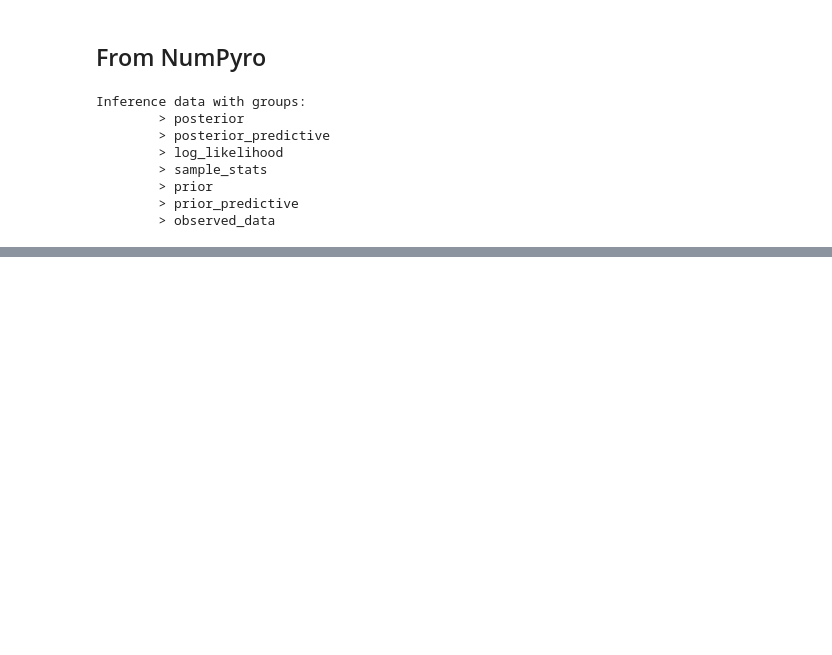
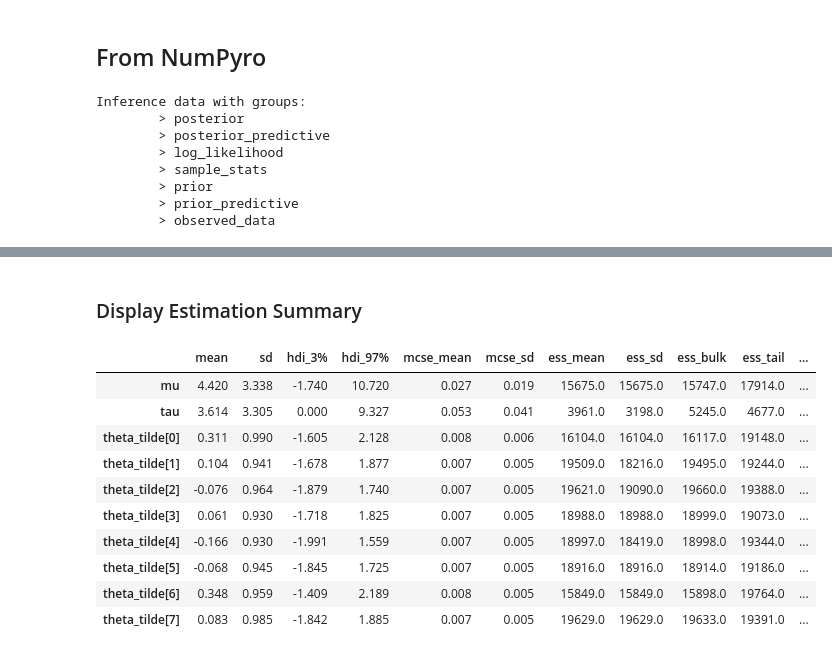
Before and after one commit to arviz-devs/arviz, a Jupyter notebook: doc/notebooks/InferenceDataCookbook.ipynb, the cells around one changed output, grey strips where cells are left out. Drawn from its saved outputs; the diff is of its cells as text; code cells hidden in the pictures; blank space fills up the shorter version.

```diff
--- a/doc/notebooks/InferenceDataCookbook.ipynb
+++ b/doc/notebooks/InferenceDataCookbook.ipynb
@@ -659,0 +729,16 @@ Inference data with groups:
+# %% [markdown]
+### Display Estimation Summary
+# %%
+az.summary(pyjags_data)
+# %% [output]
+|  | mean | sd | hdi_3% | hdi_97% | mcse_mean | mcse_sd | ess_mean | ess_sd | ess_bulk | ess_tail | ... |
+| mu | 4.420 | 3.338 | -1.740 | 10.720 | 0.027 | 0.019 | 15675.0 | 15675.0 | 15747.0 | 17914.0 | ... |
+| tau | 3.614 | 3.305 | 0.000 | 9.327 | 0.053 | 0.041 | 3961.0 | 3198.0 | 5245.0 | 4677.0 | ... |
+| theta_tilde[0] | 0.311 | 0.990 | -1.605 | 2.128 | 0.008 | 0.006 | 16104.0 | 16104.0 | 16117.0 | 19148.0 | ... |
+| theta_tilde[1] | 0.104 | 0.941 | -1.678 | 1.877 | 0.007 | 0.005 | 19509.0 | 18216.0 | 19495.0 | 19244.0 | ... |
+| theta_tilde[2] | -0.076 | 0.964 | -1.879 | 1.740 | 0.007 | 0.005 | 19621.0 | 19090.0 | 19660.0 | 19388.0 | ... |
+| theta_tilde[3] | 0.061 | 0.930 | -1.718 | 1.825 | 0.007 | 0.005 | 18988.0 | 18988.0 | 18999.0 | 19073.0 | ... |
+| theta_tilde[4] | -0.166 | 0.930 | -1.991 | 1.559 | 0.007 | 0.005 | 18997.0 | 18419.0 | 18998.0 | 19344.0 | ... |
+| theta_tilde[5] | -0.068 | 0.945 | -1.845 | 1.725 | 0.007 | 0.005 | 18916.0 | 18916.0 | 18914.0 | 19186.0 | ... |
+| theta_tilde[6] | 0.348 | 0.959 | -1.409 | 2.189 | 0.008 | 0.005 | 15849.0 | 15849.0 | 15898.0 | 19764.0 | ... |
+| theta_tilde[7] | 0.083 | 0.985 | -1.842 | 1.885 | 0.007 | 0.005 | 19629.0 | 19629.0 | 19633.0 | 19391.0 | ... |
```
Also changed, not shown: parts of 29 cells of this notebook, 7 other files.
